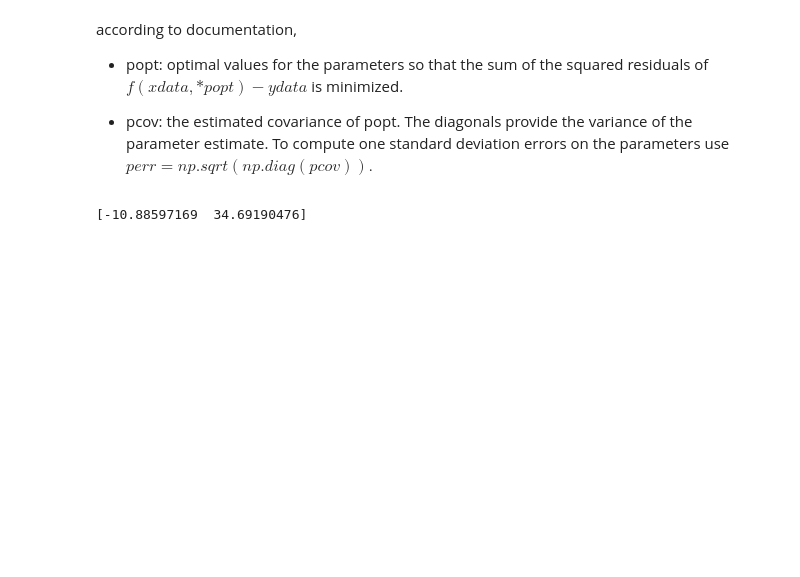
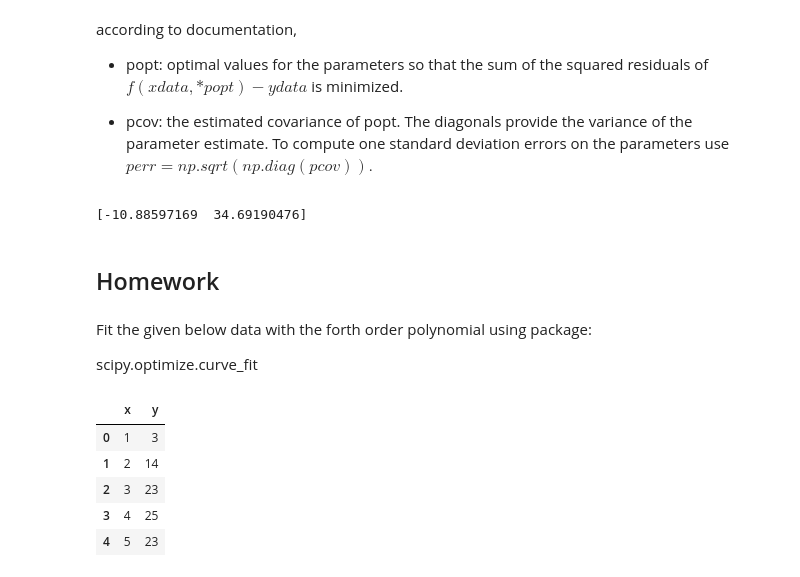
Before and after one commit to ValentinaLobo01/ComputationalMethods, a Jupyter notebook: extras/Regression_Fitting/regression_fitting_1D.ipynb, the cells around one changed output. Cells and saved outputs as stored; diff of their text form; code cells hidden in the pictures; blank space fills up the shorter version.

```diff
--- a/extras/Regression_Fitting/regression_fitting_1D.ipynb
+++ b/extras/Regression_Fitting/regression_fitting_1D.ipynb
@@ -259,3 +259,22 @@ according to documentation,
 print(popt)
 # %% [output]
 [-10.88597169  34.69190476]
+# %% [markdown]
+## Homework
+# %% [markdown]
+Fit the given below data with the forth order polynomial using package:
+
+scipy.optimize.curve_fit
+# %%
+import pandas as pd
+df = pd.DataFrame({'x': [1, 2, 3, 4, 5, 6, 7, 8, 9, 10, 11, 12, 13, 14, 15],
+                   'y': [3, 14, 23, 25, 23, 15, 9, 5, 9, 13, 17, 24, 32, 36, 46]})
+# %%
+df.head()
+# %% [output]
+|  | x | y |
+| 0 | 1 | 3 |
+| 1 | 2 | 14 |
+| 2 | 3 | 23 |
+| 3 | 4 | 25 |
+| 4 | 5 | 23 |
```
